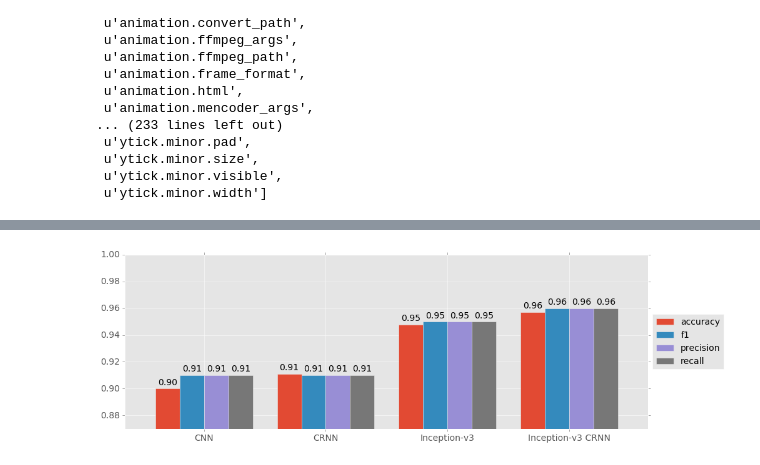
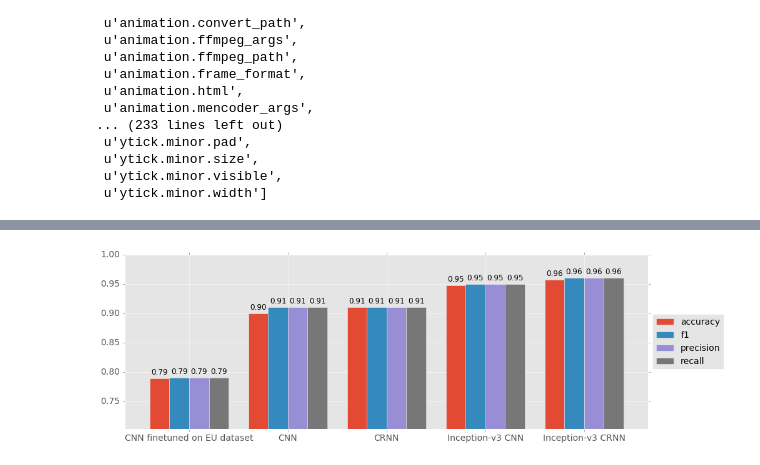
Before and after one commit to HPI-DeepLearning/crnn-lid, a Jupyter notebook: notebooks/plots.ipynb, the cells around one changed output, grey strips where cells are left out. Drawn from its saved outputs; the diff is of its cells as text; code cells hidden in the pictures.

Commit message:
updated thesis

```diff
--- a/notebooks/plots.ipynb
+++ b/notebooks/plots.ipynb
@@ -6,7 +6,7 @@ import matplotlib as mpl
 import matplotlib.pyplot as plt
 import math
 
-matplotlib.style.use('ggplot')
+mpl.style.use('ggplot')
 # %%
 mpl.rcParams.keys()
 # %% [output]
@@ -28,7 +28,7 @@ mpl.rcParams.keys()
  u'ytick.minor.visible',
  u'ytick.minor.width']
 # %%
-def bar_plot(dataframe, save_path):
+def bar_plot(dataframe, save_path,  annotation_fonzsize=14):
 
     font_size = 14
     mpl.rcParams['xtick.labelsize'] = font_size
@@ -41,7 +41,7 @@ def bar_plot(dataframe, save_path):
 
     # add value/text above each bar
     for p in ax.patches:
-        ax.annotate("%.2f" % p.get_height(), (p.get_x() + p.get_width() / 2., p.get_height()), ha='center', va='center', xytext=(0, 10), textcoords='offset points', fontsize=font_size)
+        ax.annotate("%.2f" % p.get_height(), (p.get_x() + p.get_width() / 2., p.get_height()), ha='center', va='center', xytext=(0, 10), textcoords='offset points', fontsize=annotation_fonzsize)
 
     # scale y axis, don't start with 0
     low = dataframe.values.min()
@@ -50,7 +50,8 @@ def bar_plot(dataframe, save_path):
 
 
     plt.savefig(save_path, bbox_extra_artists=(lgd,), bbox_inches='tight')
-    return plt
+
+    plt
 # %%
 # EU Speech Dataset Plot
 cnn_a = {
@@ -88,6 +88,13 @@ bar_plot(data, "../thesis/plots/results_eu_plot.pdf")
 [figure]
 # %%
 # YouTube news dataset plots
+cnn_finetuned_on_eu = {
+    "accuracy":  0.78900812065,
+    "precision": 0.79,
+    "recall": 0.79,
+    "f1": 0.79,
+}
+
 cnn = {
     "accuracy":  0.90,
     "precision": 0.91,
@@ -116,6 +123,6 @@ inception_crnn = {
     "f1": 0.96,
 }
 
-data = pd.DataFrame([cnn, crnn, inception, inception_crnn], index=["CNN", "CRNN", "Inception-v3 CNN", "Inception-v3 CRNN"])
-bar_plot(data, "../thesis/plots/results_news_plot.pdf")
+data = pd.DataFrame([cnn_finetuned_on_eu, cnn, crnn, inception, inception_crnn], index=["CNN finetuned on EU dataset", "CNN", "CRNN", "Inception-v3 CNN", "Inception-v3 CRNN"])
+bar_plot(data, "../thesis/plots/results_news_plot.pdf", annotation_fonzsize=12)
 # %% [output]
@@ -123 +129 @@ bar_plot(data, "../thesis/plots/results_news_plot.pdf")
-[figure, old version]
+[figure, new version]
```
Also changed, not shown: parts of 2 cells of this notebook, 7 other files.
